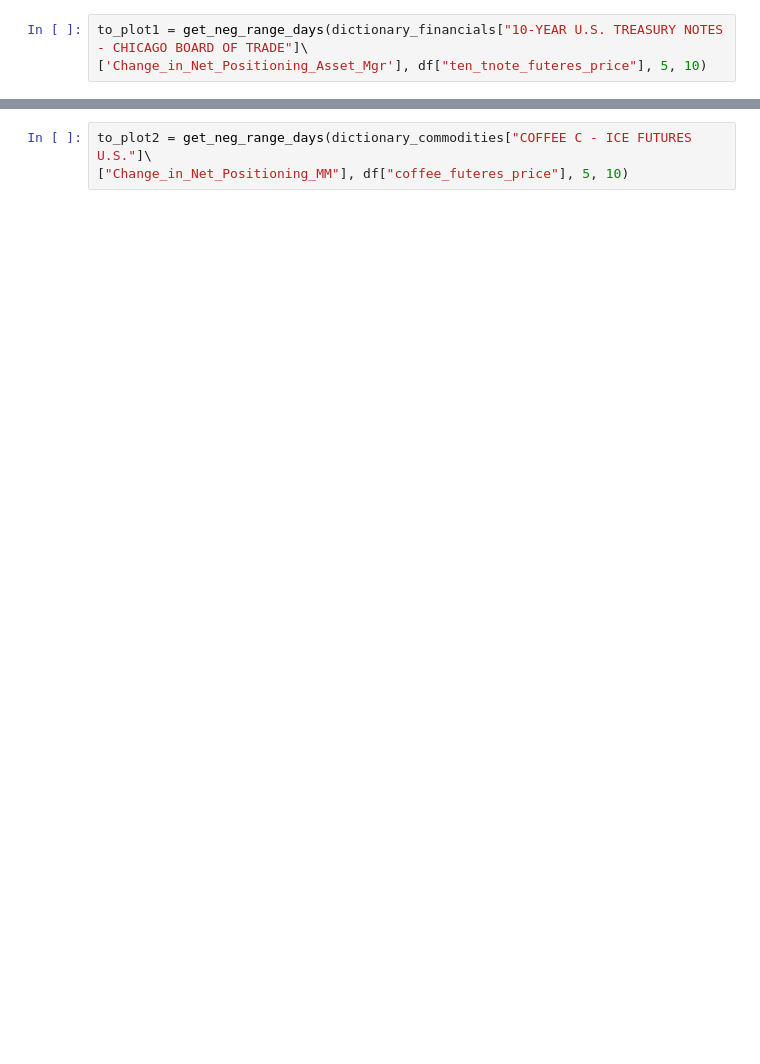
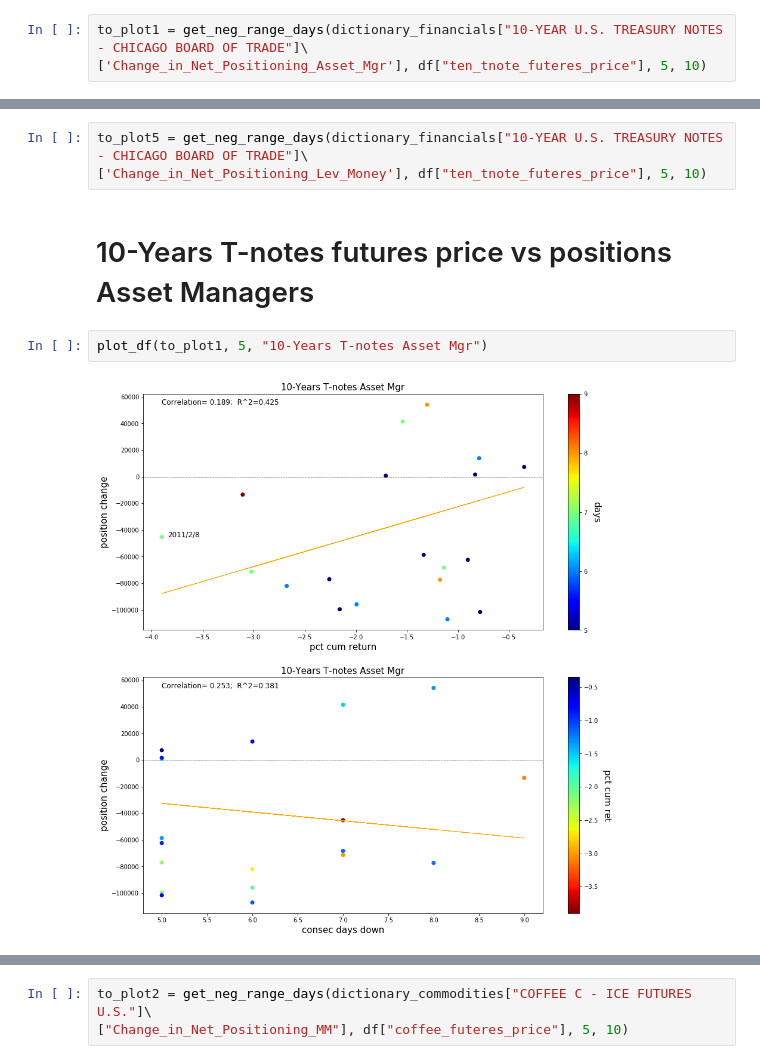
Before and after one commit to leonardich/Stats_project, a Jupyter notebook: changes_vs_downturn.ipynb, the cells around one changed output, grey strips where cells are left out. Saved outputs shown, nothing was run; the diff lists cells and outputs as text; blank space fills up the shorter version.

```diff
--- a/changes_vs_downturn.ipynb
+++ b/changes_vs_downturn.ipynb
@@ -502,0 +544,9 @@ Correlation =  0.266643281731
+# %%
+to_plot5 = get_neg_range_days(dictionary_financials["10-YEAR U.S. TREASURY NOTES - CHICAGO BOARD OF TRADE"]\
+['Change_in_Net_Positioning_Lev_Money'], df["ten_tnote_futeres_price"], 5, 10)
+# %% [markdown]
+# 10-Years T-notes futures price vs positions Asset Managers
+# %%
+plot_df(to_plot1, 5, "10-Years T-notes Asset Mgr")
+# %% [output]
+[figure, added]
```
Also changed, not shown: parts of 40 cells of this notebook.
